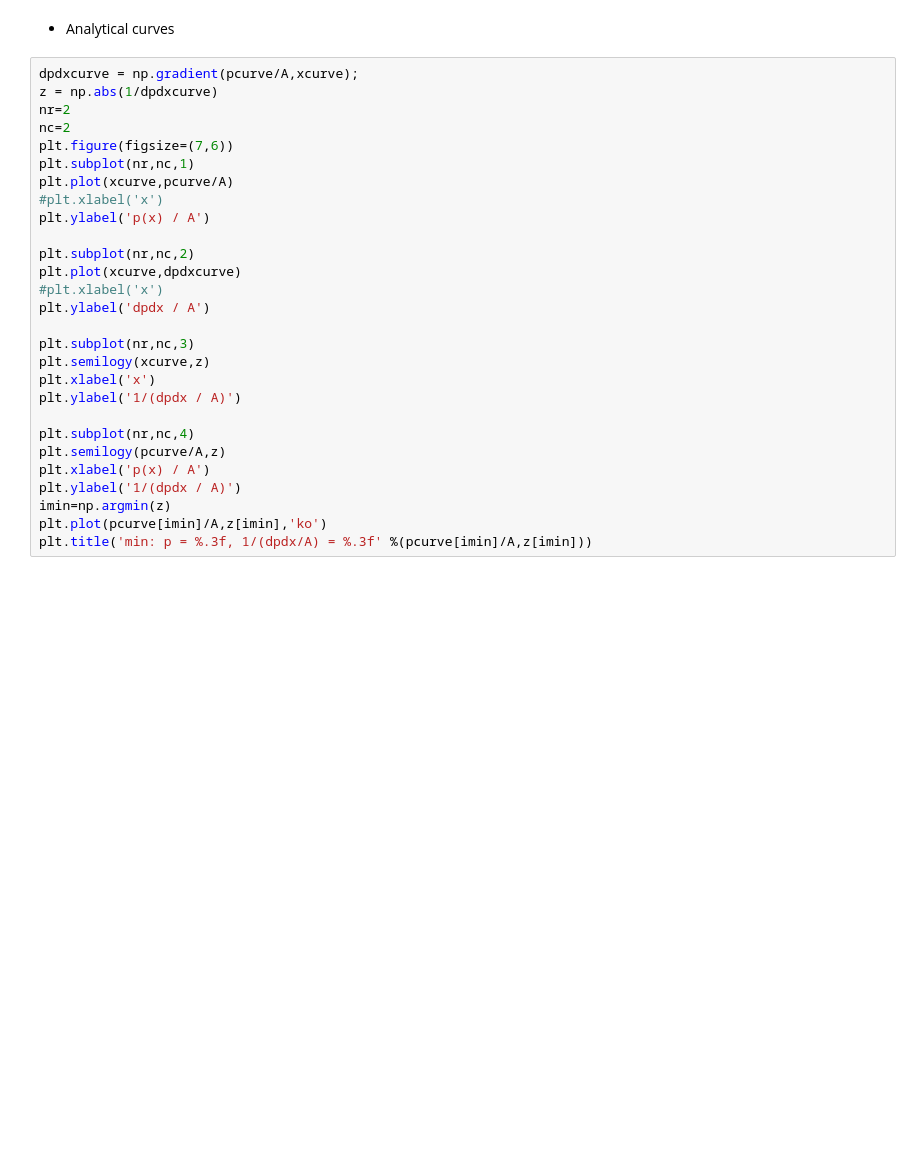
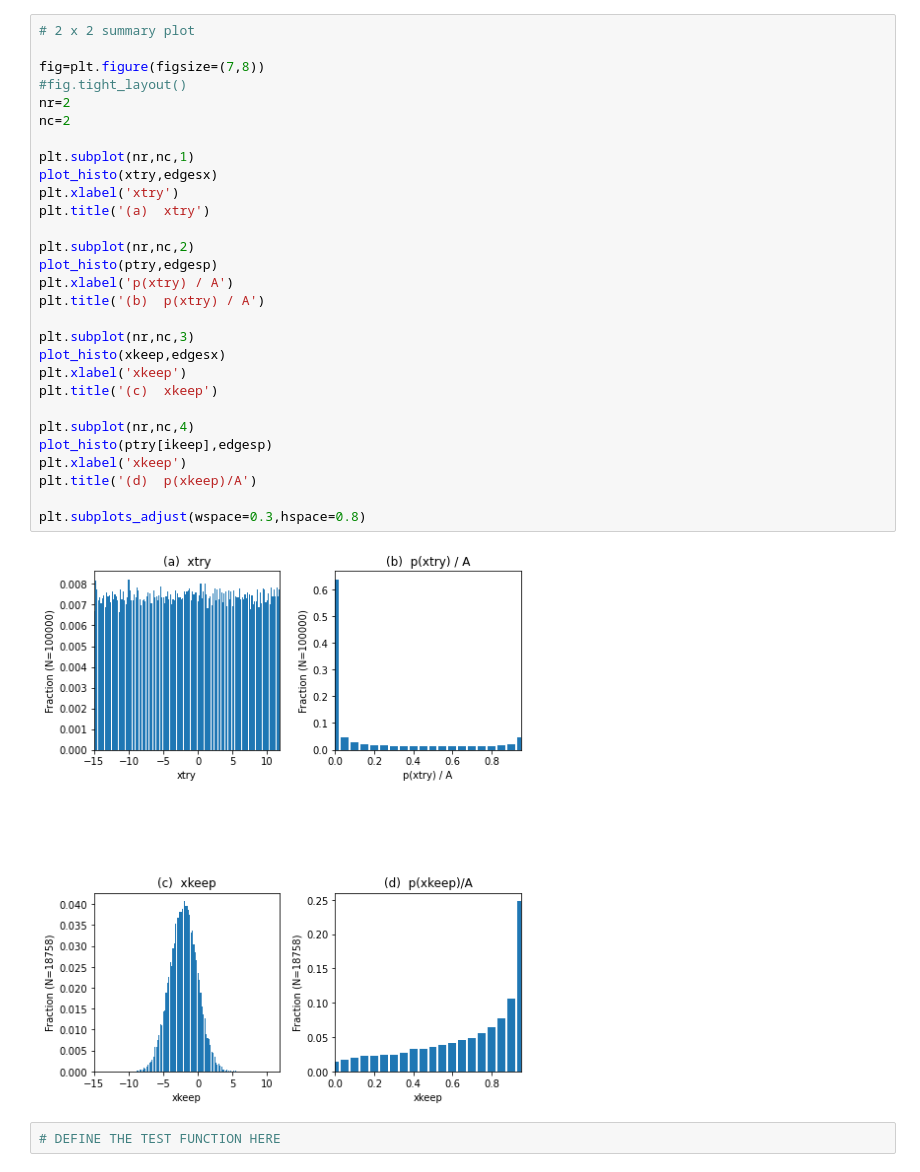
Before and after one commit to uafgeoteach/GEOS627_inverse, a Jupyter notebook: lab_sampling.ipynb, the cells around one changed output. Cells and saved outputs as stored; diff of their text form; blank space fills up the shorter version.

```diff
--- a/lab_sampling.ipynb
+++ b/lab_sampling.ipynb
@@ -154,30 +131,33 @@ plt.subplots_adjust(wspace=0.3,hspace=0.8)
-# %% [markdown]
-* Analytical curves
-# %%
-dpdxcurve = np.gradient(pcurve/A,xcurve);
-z = np.abs(1/dpdxcurve)
-nr=2
-nc=2
-plt.figure(figsize=(7,6))
-plt.subplot(nr,nc,1)
-plt.plot(xcurve,pcurve/A)
-#plt.xlabel('x')
-plt.ylabel('p(x) / A')
-
-plt.subplot(nr,nc,2)
-plt.plot(xcurve,dpdxcurve)
-#plt.xlabel('x')
-plt.ylabel('dpdx / A')
-
-plt.subplot(nr,nc,3)
-plt.semilogy(xcurve,z)
-plt.xlabel('x')
-plt.ylabel('1/(dpdx / A)')
-
-plt.subplot(nr,nc,4)
-plt.semilogy(pcurve/A,z)
-plt.xlabel('p(x) / A')
-plt.ylabel('1/(dpdx / A)')
-imin=np.argmin(z)
-plt.plot(pcurve[imin]/A,z[imin],'ko')
-plt.title('min: p = %.3f, 1/(dpdx/A) = %.3f' %(pcurve[imin]/A,z[imin]))
+# %%
+# 2 x 2 summary plot
+
+fig=plt.figure(figsize=(7,8))
+#fig.tight_layout()
+nr=2
+nc=2
+
+plt.subplot(nr,nc,1)
+plot_histo(xtry,edgesx)
+plt.xlabel('xtry')
+plt.title('(a)  xtry')
+
+plt.subplot(nr,nc,2)
+plot_histo(ptry,edgesp)
+plt.xlabel('p(xtry) / A')
+plt.title('(b)  p(xtry) / A')
+
+plt.subplot(nr,nc,3)
+plot_histo(xkeep,edgesx)
+plt.xlabel('xkeep')
+plt.title('(c)  xkeep')
+
+plt.subplot(nr,nc,4)
+plot_histo(ptry[ikeep],edgesp)
+plt.xlabel('xkeep')
+plt.title('(d)  p(xkeep)/A')
+
+plt.subplots_adjust(wspace=0.3,hspace=0.8)
+# %% [output]
+[figure, added]
+# %%
+# DEFINE THE TEST FUNCTION HERE
```
Also changed, not shown: parts of 10 cells of this notebook, 1 other file.
